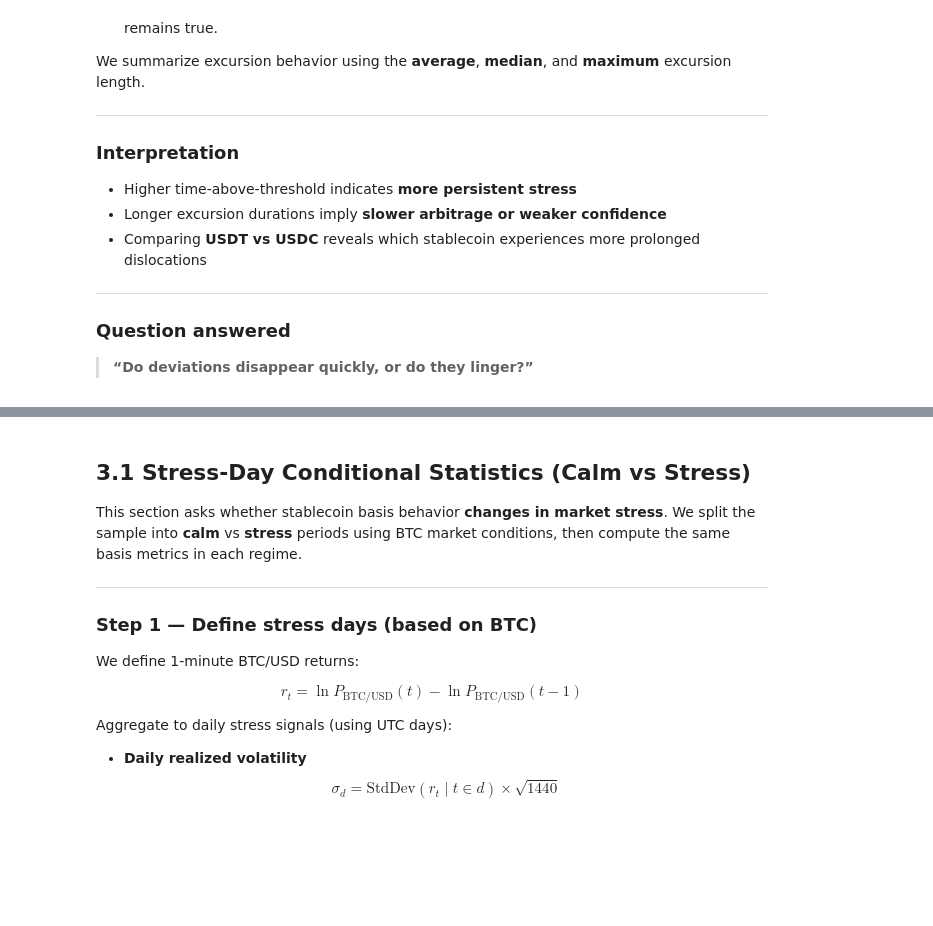
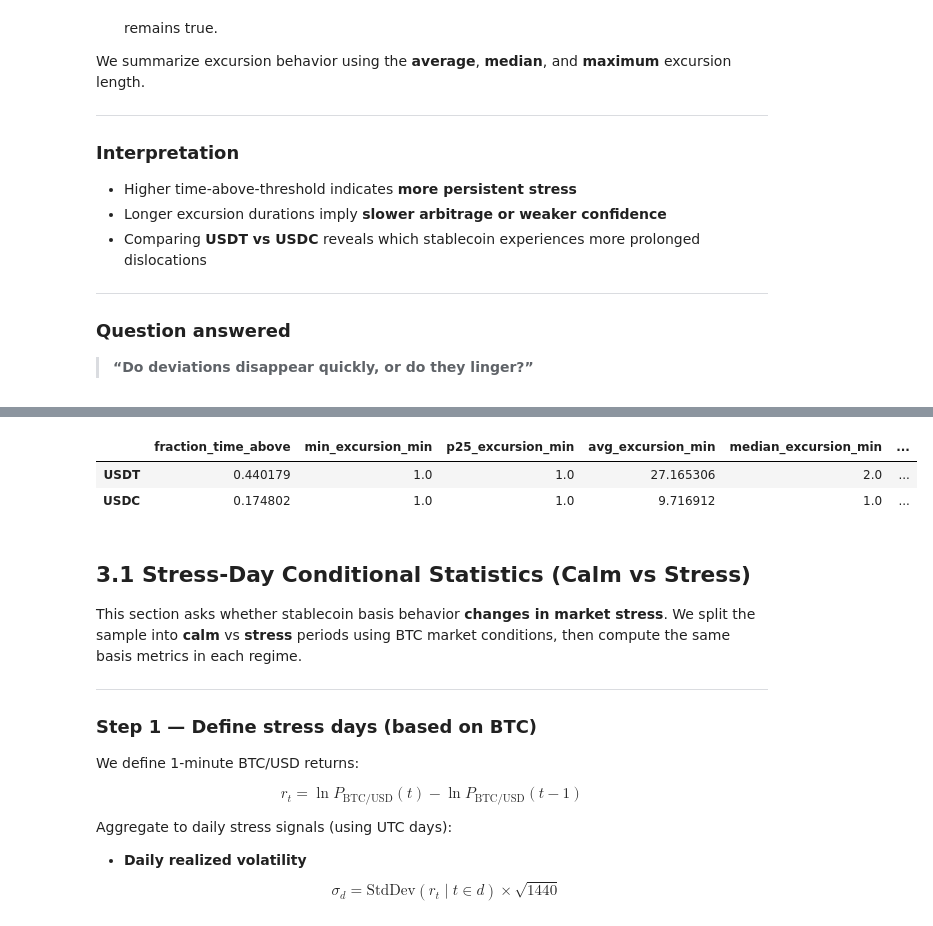
Before and after one commit to cl8550-crypto/iaqf_analysis, a Jupyter notebook: stablecoin_dynamics/code/binance_code.ipynb, the cells around one changed output, grey strips where cells are left out. Drawn from its saved outputs; the diff is of its cells as text; code cells hidden in the pictures; blank space fills up the shorter version.

```diff
--- a/stablecoin_dynamics/code/binance_1m_basis_20230301_20230321.ipynb
+++ b/stablecoin_dynamics/code/binance_code.ipynb
@@ -903,19 +878,0 @@ Function to compute excursion durations:
-# %%
-def excursion_lengths(series, threshold):
-    """
-    Returns a Series of excursion lengths (in minutes)
-    where |series| > threshold.
-    """
-    mask = series.abs() > threshold
-
-    # Identify contiguous blocks
-    groups = (mask != mask.shift()).cumsum()
-
-    # Count only True blocks
-    excursions = (
-        mask
-        .groupby(groups)
-        .sum()
-    )
-
-    return excursions[excursions > 0]
@@ -959,3 +879,71 @@ results_23
+# %%
+import numpy as np
+import pandas as pd
+
+THRESHOLD_BPS = 20
+THRESHOLD = THRESHOLD_BPS / 1e4  # convert bps → raw units
+
+def excursion_lengths(series, threshold):
+    """
+    Returns a Series of excursion lengths (in minutes)
+    where |series| > threshold.
+    """
+    mask = series.abs() > threshold
+
+    # Identify contiguous blocks
+    groups = (mask != mask.shift()).cumsum()
+
+    # Count only True blocks (lengths)
+    excursions = mask.groupby(groups).sum()
+
+    return excursions[excursions > 0]
+
+results = {}
+
+for label, basis in {
+    "USDT": basis_usdt_b,
+    "USDC": basis_usdc_b
+}.items():
+
+    mask = basis.abs() > THRESHOLD
+    frac_time = mask.mean()
+
+    excursions = excursion_lengths(basis, THRESHOLD)
+
+    # Robust handling if no excursions occur
+    if len(excursions) == 0:
+        results[label] = {
+            "fraction_time_above": frac_time,
+            "min_excursion_min": np.nan,
+            "p25_excursion_min": np.nan,
+            "avg_excursion_min": np.nan,
+            "median_excursion_min": np.nan,
+            "p75_excursion_min": np.nan,
+            "max_excursion_min": np.nan,
+            "num_excursions": 0,
+        }
+    else:
+        results[label] = {
+            "fraction_time_above": frac_time,
+            "min_excursion_min": excursions.min(),
+            "p25_excursion_min": excursions.quantile(0.25),
+            "avg_excursion_min": excursions.mean(),
+            "median_excursion_min": excursions.median(),
+            "p75_excursion_min": excursions.quantile(0.75),
+            "max_excursion_min": excursions.max(),
+            "num_excursions": len(excursions),
+        }
+
+results_23 = pd.DataFrame(results).T
+
+# Optional: add percent column (same as you did for B before)
+results_23["fraction_time_above_pct"] = 100 * results_23["fraction_time_above"]
+
+results_23
+# %% [output]
+|  | fraction_time_above | min_excursion_min | p25_excursion_min | avg_excursion_min | median_excursion_min | ... |
+| USDT | 0.440179 | 1.0 | 1.0 | 27.165306 | 2.0 | ... |
+| USDC | 0.174802 | 1.0 | 1.0 | 9.716912 | 1.0 | ... |
 # %% [markdown]
 ## 3.1 Stress-Day Conditional Statistics (Calm vs Stress)
 
```
Also changed, not shown: parts of 9 cells of this notebook.
